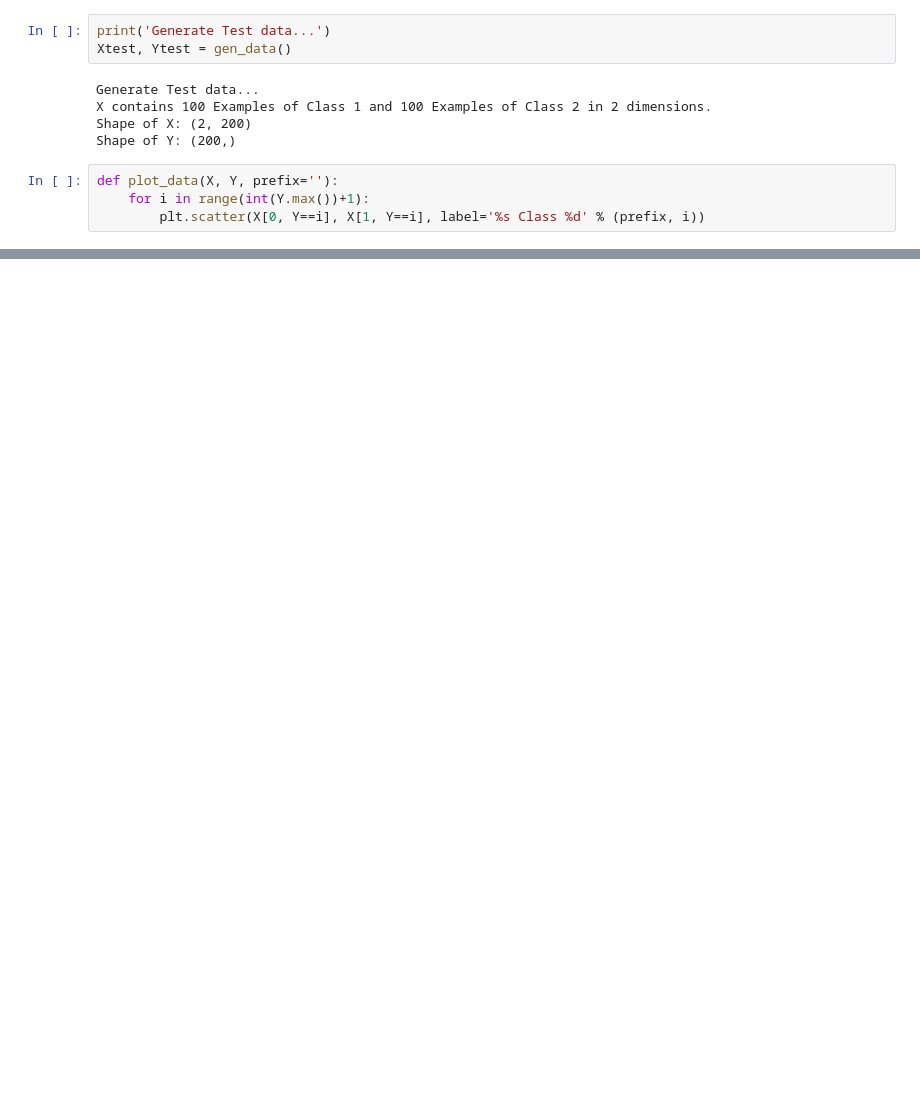
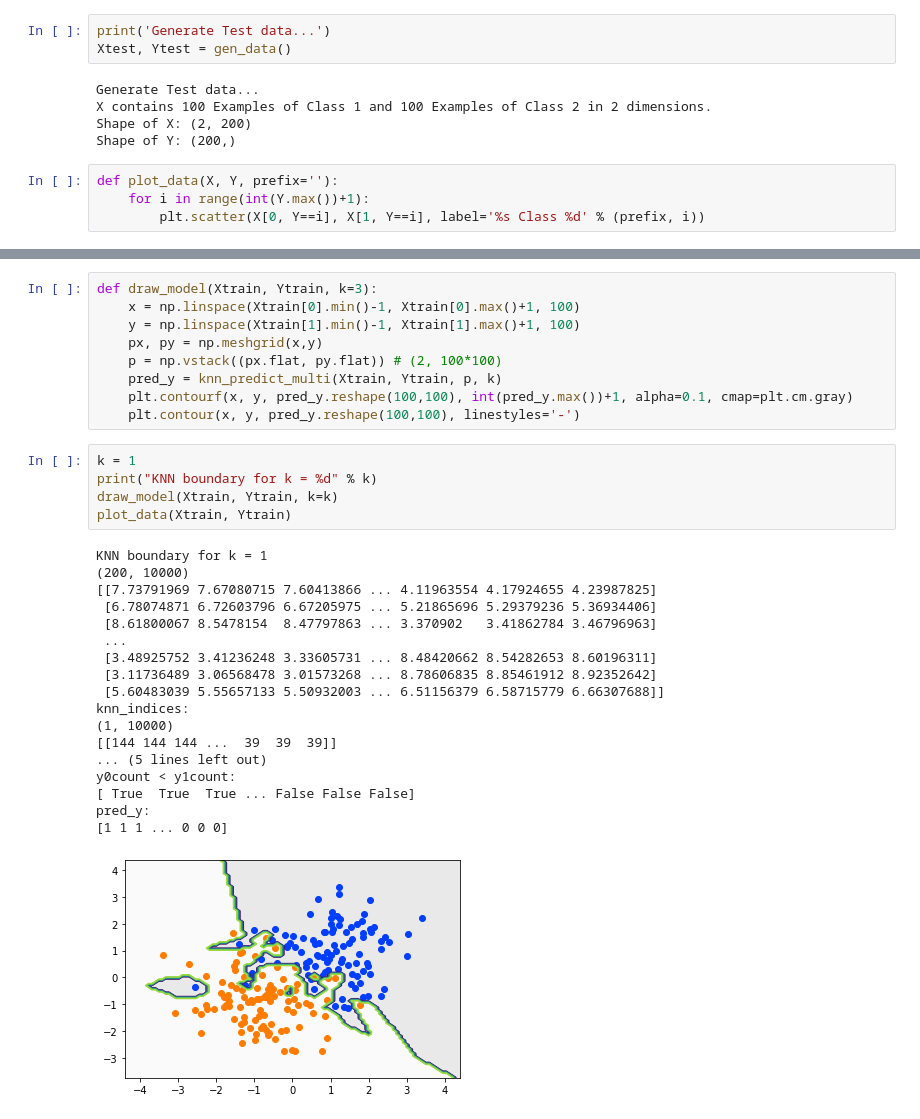
Before and after one commit to jogam5/csc2515, a Jupyter notebook: winter2021/Tutorial1.ipynb, the cells around one changed output, grey strips where cells are left out. Saved outputs shown, nothing was run; the diff lists cells and outputs as text; blank space fills up the shorter version.

```diff
--- a/winter2021/Tutorial1.ipynb
+++ b/winter2021/Tutorial1.ipynb
@@ -399,0 +658,33 @@ Test data
+# %%
+def draw_model(Xtrain, Ytrain, k=3):
+    x = np.linspace(Xtrain[0].min()-1, Xtrain[0].max()+1, 100)
+    y = np.linspace(Xtrain[1].min()-1, Xtrain[1].max()+1, 100)
+    px, py = np.meshgrid(x,y)
+    p = np.vstack((px.flat, py.flat)) # (2, 100*100)
+    pred_y = knn_predict_multi(Xtrain, Ytrain, p, k)
+    plt.contourf(x, y, pred_y.reshape(100,100), int(pred_y.max())+1, alpha=0.1, cmap=plt.cm.gray)
+    plt.contour(x, y, pred_y.reshape(100,100), linestyles='-')
+# %%
+k = 1
+print("KNN boundary for k = %d" % k)
+draw_model(Xtrain, Ytrain, k=k)
+plot_data(Xtrain, Ytrain)
+# %% [output]
+KNN boundary for k = 1
+(200, 10000)
+[[7.73791969 7.67080715 7.60413866 ... 4.11963554 4.17924655 4.23987825]
+ [6.78074871 6.72603796 6.67205975 ... 5.21865696 5.29379236 5.36934406]
+ [8.61800067 8.5478154  8.47797863 ... 3.370902   3.41862784 3.46796963]
+ ...
+ [3.48925752 3.41236248 3.33605731 ... 8.48420662 8.54282653 8.60196311]
+ [3.11736489 3.06568478 3.01573268 ... 8.78606835 8.85461912 8.92352642]
+ [5.60483039 5.55657133 5.50932003 ... 6.51156379 6.58715779 6.66307688]]
+knn_indices:
+(1, 10000)
+[[144 144 144 ...  39  39  39]]
+... (5 lines left out)
+y0count < y1count:
+[ True  True  True ... False False False]
+pred_y:
+[1 1 1 ... 0 0 0]
+[figure, added]
```
Also changed, not shown: parts of 23 cells of this notebook.
